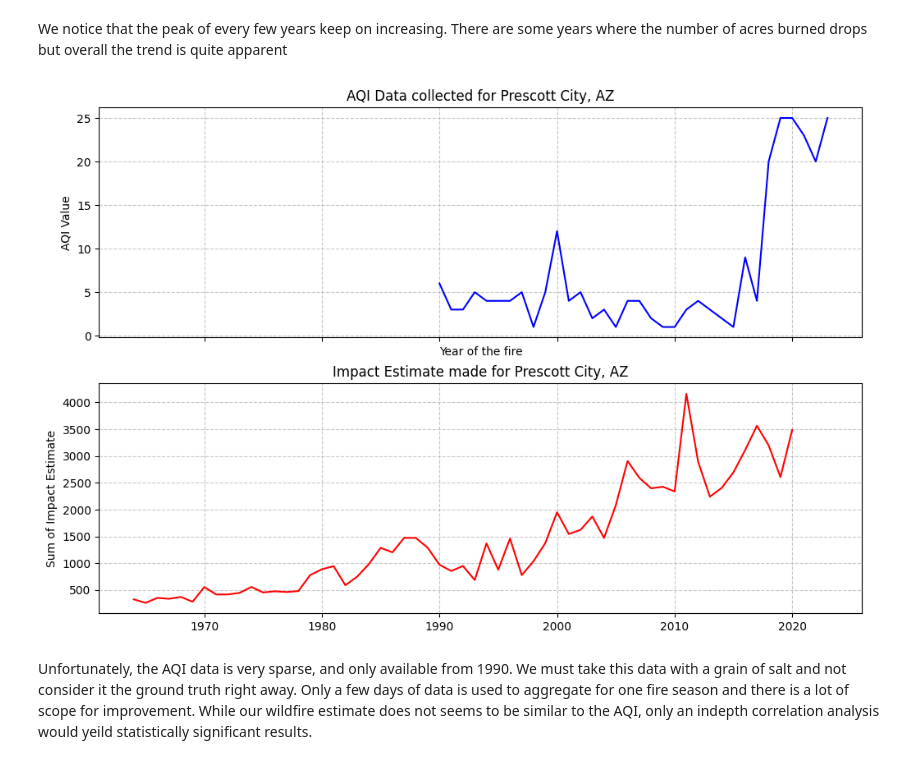
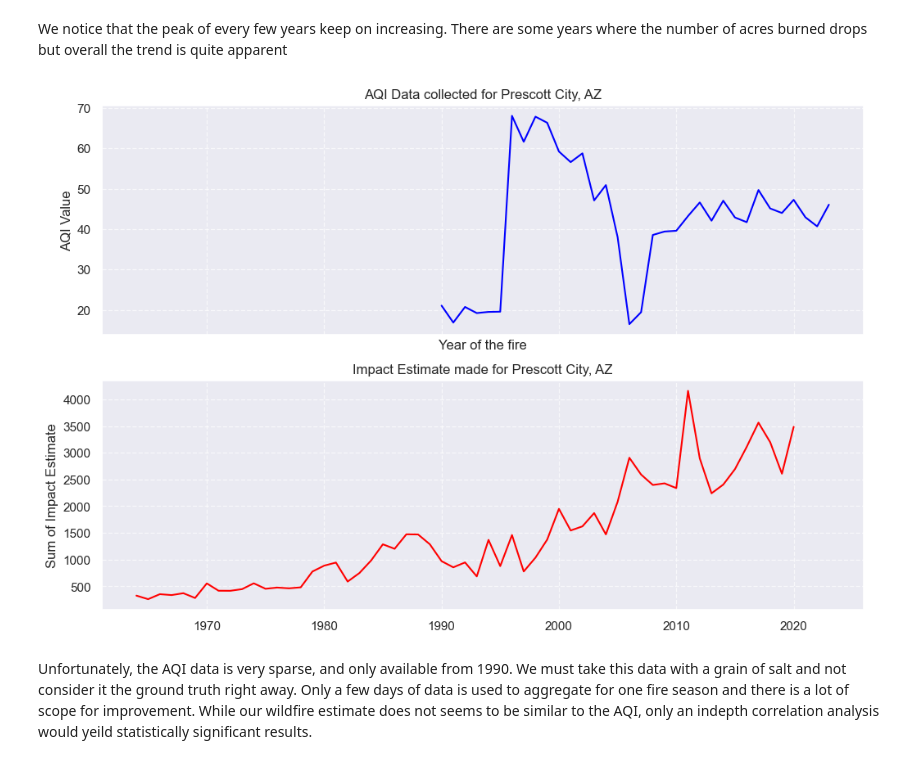
Before and after one commit to vaibhavmehrotraml/DATA512_Project, a Jupyter notebook: Notebooks/Part 1 - Common Analysis.ipynb, the cells around one changed output. Drawn from its saved outputs; the diff is of its cells as text; code cells hidden in the pictures.

```diff
--- a/Notebooks/Part 1 - Common Analysis.ipynb
+++ b/Notebooks/Part 1 - Common Analysis.ipynb
@@ -222,6 +240,8 @@ forecast_values.plot()
 # %%
 import seaborn as sns
 import matplotlib.pyplot as plt
+# %%
+df_aqi = pd.read_csv('../Results/yearly_aqi_data.csv')
 # %%
 fig = plt.figure()
 sns.set(rc={'figure.figsize':(12,8)})
@@ -249,29 +269,30 @@ We notice that the peak of every few years keep on increasing. There are some ye
 # %%
 import matplotlib.pyplot as plt
 # Create the first plot
 # fig, ax1 = plt.subplots()
 fig, (ax1, ax2) = plt.subplots(2, 1, sharex=True, figsize=(12, 8))
 
 # Plot the first dataframe on the first y-axis
-ax1.plot(df_aqi[['AQI', 'date_year']].groupby('date_year').min(), color='blue', label='AQI Values')
+# Whenever using the AQI, we will take the mean AQI for the year
+ax1.plot(df_aqi[['AQI', 'date_year']].groupby('date_year').mean(), color='blue', label='AQI Values')
 ax1.set_xlabel('Year of the fire')
 ax1.set_ylabel('AQI Value')
 
 
 # Plot the second dataframe on the second y-axis
 ax2.plot(df[['Fire_Year', 'impact_estimate']].groupby('Fire_Year').sum(), color='red', label='Impact Estimate')
 ax2.set_ylabel('Sum of Impact Estimate')
 
 ax1.grid(True, linestyle='--', alpha=0.7)
 ax2.grid(True, linestyle='--', alpha=0.7)
 
 ax1.set_title("AQI Data collected for Prescott City, AZ")
 ax2.set_title("Impact Estimate made for Prescott City, AZ")
 
 # Display the plot
 plt.show()
 fig.savefig('../Results/AQIvsEstimate.png')
 # %% [output]
-[figure, old version]
+[figure, new version]
 # %% [markdown]
 Unfortunately, the AQI data is very sparse, and only available from 1990. We must take this data with a grain of salt and not consider it the ground truth right away. Only a few days of data is used to aggregate for one fire season and there is a lot of scope for improvement. While our wildfire estimate does not seems to be similar to the AQI, only an indepth correlation analysis would yeild statistically significant results.
```
Also changed, not shown: parts of 7 cells of this notebook, 3 other files.
